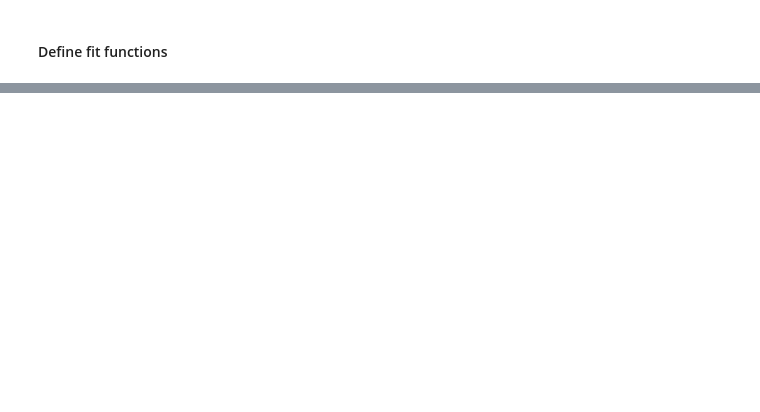
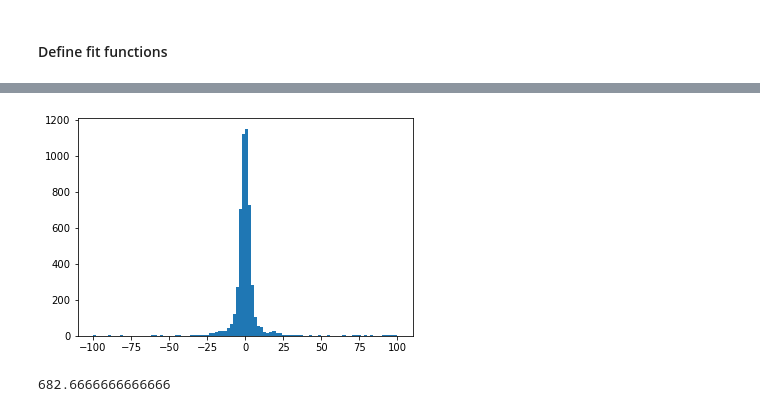
Before and after one commit to acolijn/DT5550_DAQ, a Jupyter notebook: analysis/decode_example.ipynb, the cells around one changed output, grey strips where cells are left out. Drawn from its saved outputs; the diff is of its cells as text; code cells hidden in the pictures; blank space fills up the shorter version.

```diff
--- a/analysis/decode_example.ipynb
+++ b/analysis/decode_example.ipynb
@@ -88,0 +134,8 @@ plt.yscale('log')
+# %%
+h = plt.hist(dtime,bins=100,range=(-100,100))
+# %% [output]
+[figure, added]
+# %%
+75/1800*2**14
+# %% [output]
+682.6666666666666
```
Also changed, not shown: parts of 4 cells of this notebook, 11 other files.
